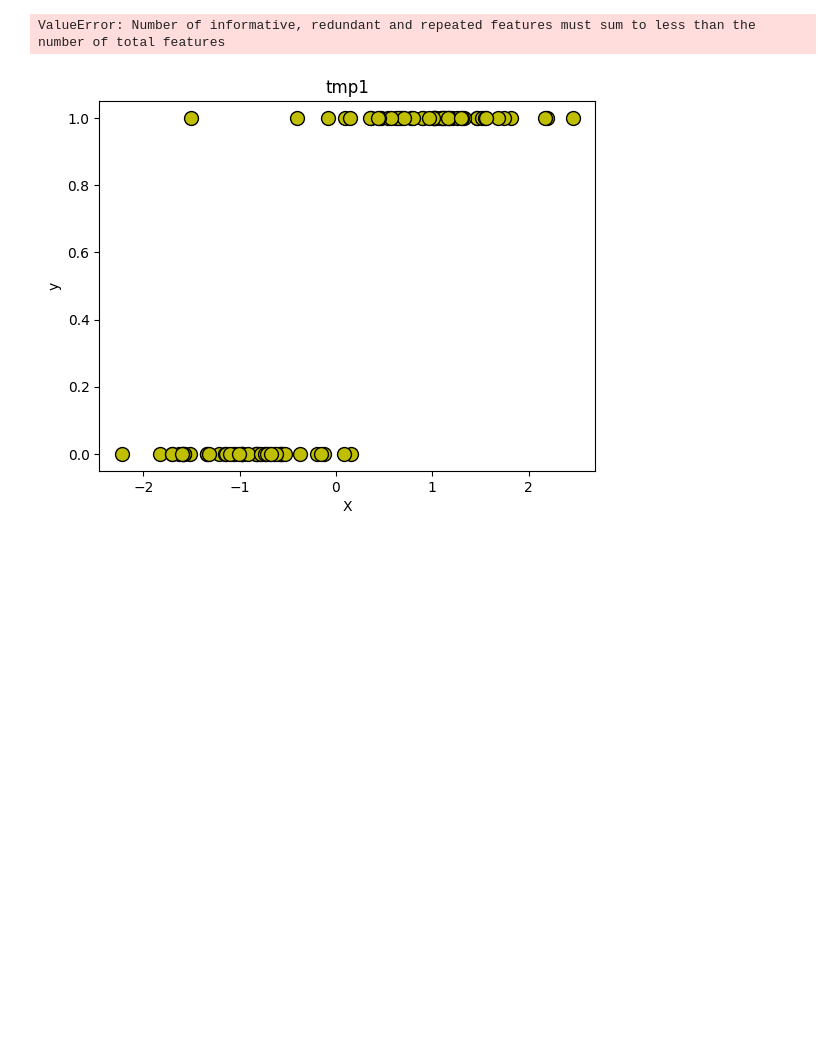
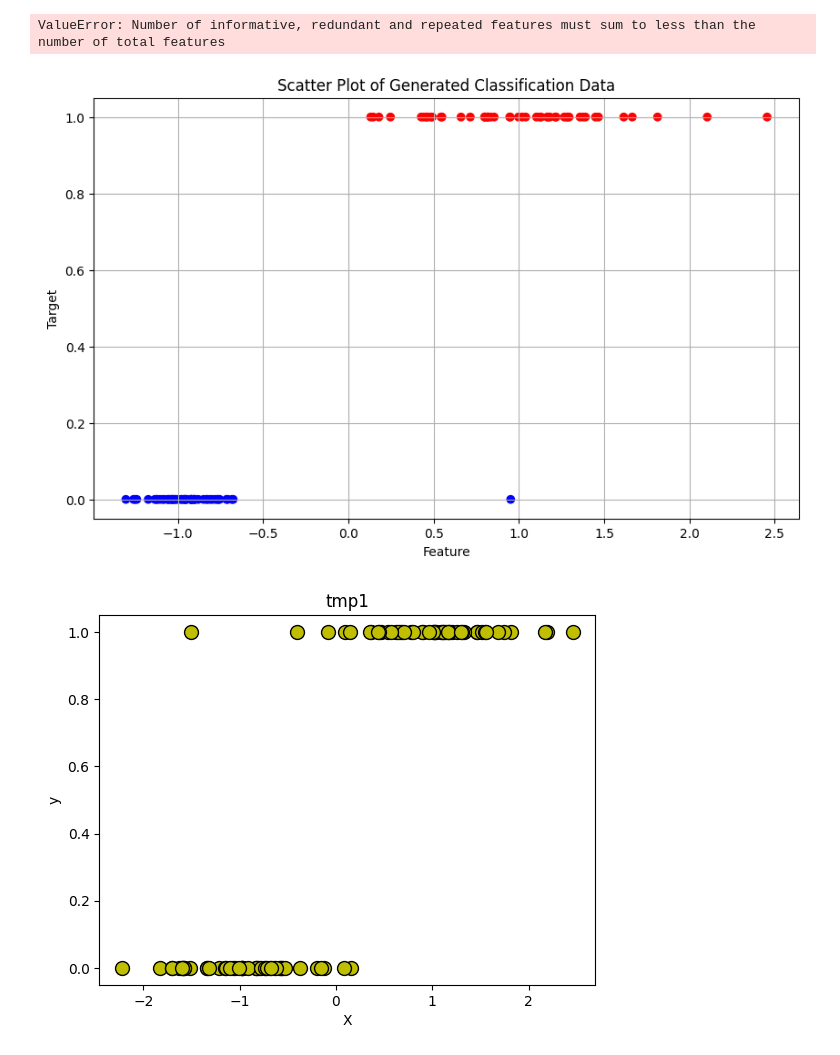
Before and after one commit to chicago007/test2, a Jupyter notebook: HYCU_인공지능.ipynb, the cells around one changed output. Saved outputs shown, nothing was run; the diff lists cells and outputs as text; code cells hidden in the pictures; blank space fills up the shorter version.

```diff
--- a/HYCU_인공지능.ipynb
+++ b/HYCU_인공지능.ipynb
@@ -787,6 +940,23 @@ x,y=make_classification(n_features=1,n_informative=1,random_state=4)
 plt.scatter(x,y)
 # %% [output]
 ValueError: Number of informative, redundant and repeated features must sum to less than the number of total features
+# %%
+from sklearn.datasets import make_classification
+import matplotlib.pyplot as plt
+
+# 단일 특성으로 데이터 생성
+X, y = make_classification(n_samples=100, n_features=1, n_informative=1, n_redundant=0, n_classes=2, n_clusters_per_class=1, random_state=42)
+
+# 데이터 시각화
+plt.figure(figsize=(10, 6))
+plt.scatter(X, y, c=y, cmap='bwr')
+plt.title('Scatter Plot of Generated Classification Data')
+plt.xlabel('Feature')
+plt.ylabel('Target')
+plt.grid(True)
+plt.show()
+# %% [output]
+[figure, added]
 # %%
 from sklearn.datasets import make_classification
 import matplotlib.pyplot as plt
```
Also changed, not shown: parts of 11 cells of this notebook.
